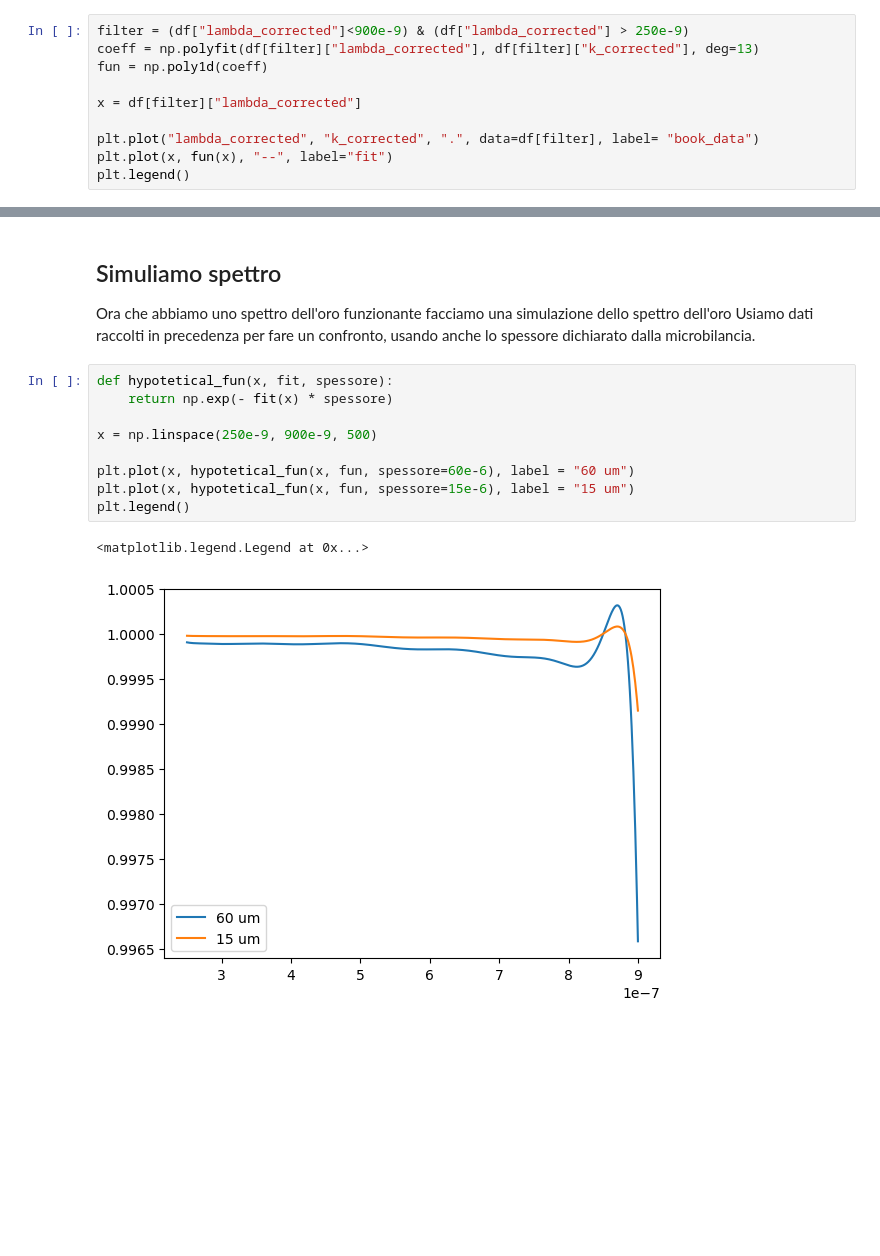
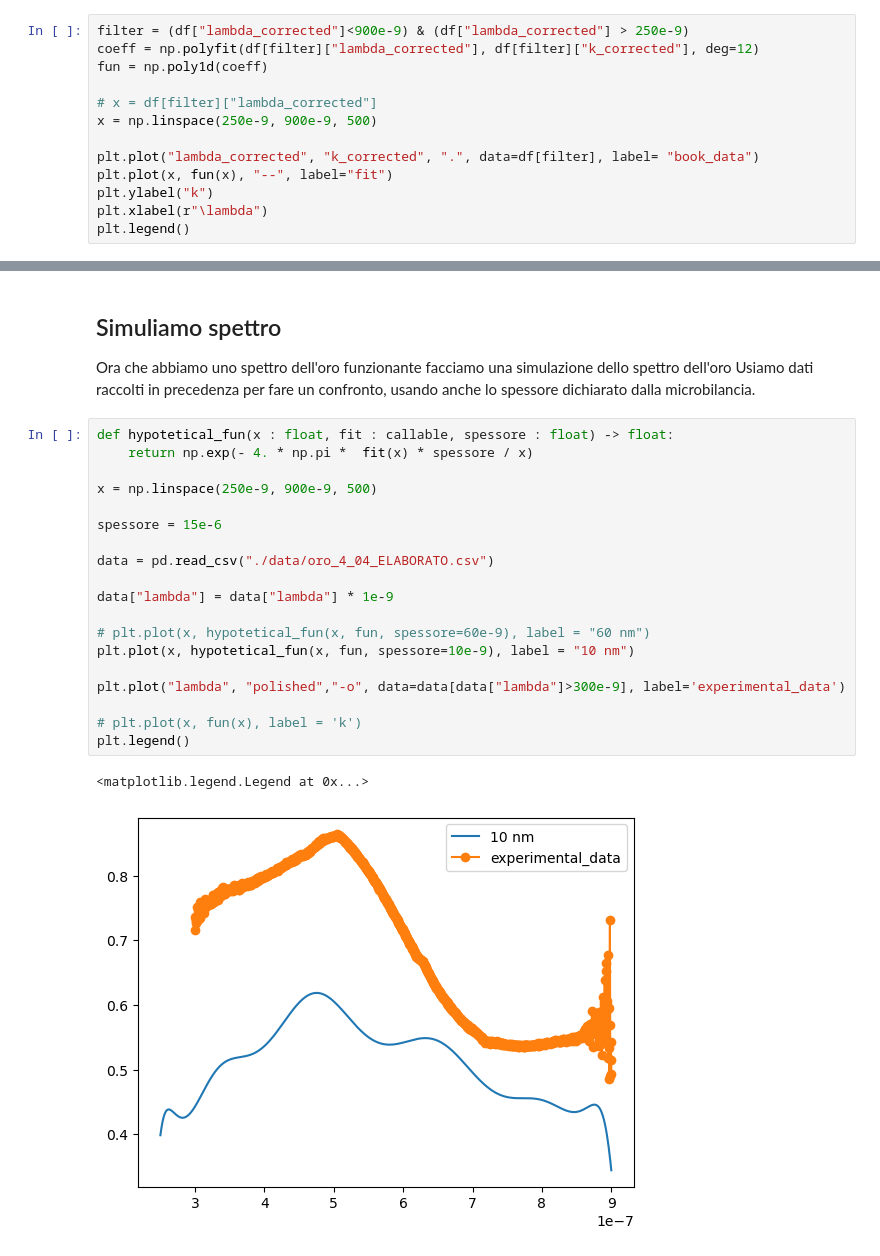
Before and after one commit to RandDouble/lab_mat, a Jupyter notebook: fit_lab.ipynb, the cells around one changed output, grey strips where cells are left out. Saved outputs shown, nothing was run; the diff lists cells and outputs as text; blank space fills up the shorter version.

```diff
--- a/fit_lab.ipynb
+++ b/fit_lab.ipynb
@@ -43,13 +43,16 @@ plt.legend()
 [figure]
 # %%
 filter = (df["lambda_corrected"]<900e-9) & (df["lambda_corrected"] > 250e-9)
-coeff = np.polyfit(df[filter]["lambda_corrected"], df[filter]["k_corrected"], deg=13)
+coeff = np.polyfit(df[filter]["lambda_corrected"], df[filter]["k_corrected"], deg=12)
 fun = np.poly1d(coeff)
 
-x = df[filter]["lambda_corrected"]
+# x = df[filter]["lambda_corrected"]
+x = np.linspace(250e-9, 900e-9, 500)
 
 plt.plot("lambda_corrected", "k_corrected", ".", data=df[filter], label= "book_data")
 plt.plot(x, fun(x), "--", label="fit")
+plt.ylabel("k")
+plt.xlabel(r"\lambda")
 plt.legend()
 # %% [output]
 <matplotlib.legend.Legend at 0x...>
@@ -60,14 +63,24 @@ plt.legend()
 Ora  che abbiamo uno spettro dell'oro funzionante facciamo una simulazione dello spettro dell'oro
 Usiamo dati raccolti in precedenza per fare un confronto, usando anche lo spessore dichiarato dalla microbilancia.
 # %%
-def hypotetical_fun(x, fit, spessore):
-    return np.exp(- fit(x) * spessore)
+def hypotetical_fun(x : float, fit : callable, spessore : float) -> float:
+    return np.exp(- 4. * np.pi *  fit(x) * spessore / x)
 
 x = np.linspace(250e-9, 900e-9, 500)
 
-plt.plot(x, hypotetical_fun(x, fun, spessore=60e-6), label = "60 um")
-plt.plot(x, hypotetical_fun(x, fun, spessore=15e-6), label = "15 um")
+spessore = 15e-6
+
+data = pd.read_csv("./data/oro_4_04_ELABORATO.csv")
+
+data["lambda"] = data["lambda"] * 1e-9
+
+# plt.plot(x, hypotetical_fun(x, fun, spessore=60e-9), label = "60 nm")
+plt.plot(x, hypotetical_fun(x, fun, spessore=10e-9), label = "10 nm")
+
+plt.plot("lambda", "polished","-o", data=data[data["lambda"]>300e-9], label='experimental_data')
+
+# plt.plot(x, fun(x), label = 'k')
 plt.legend()
 # %% [output]
 <matplotlib.legend.Legend at 0x...>
-[figure, old version]
+[figure, new version]
```
Also changed, not shown: parts of 1 cell of this notebook, 2 other files.
